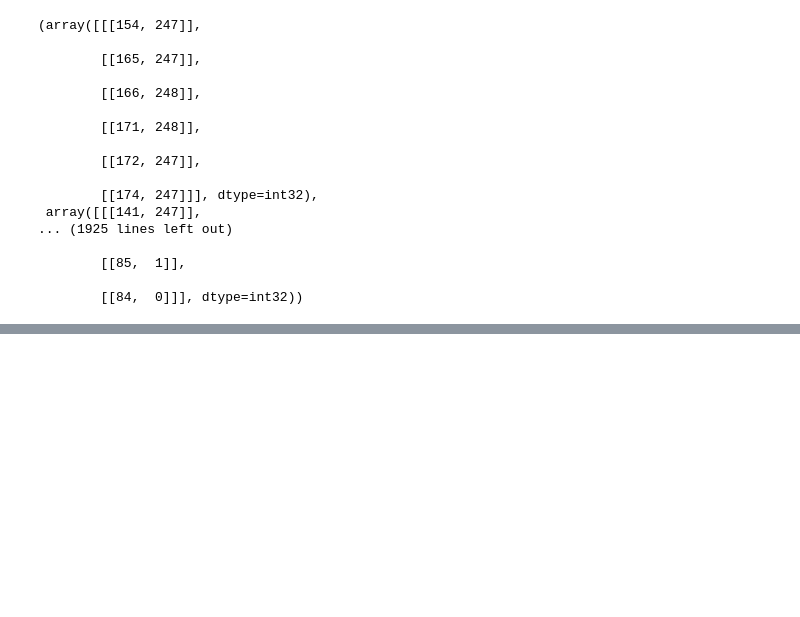
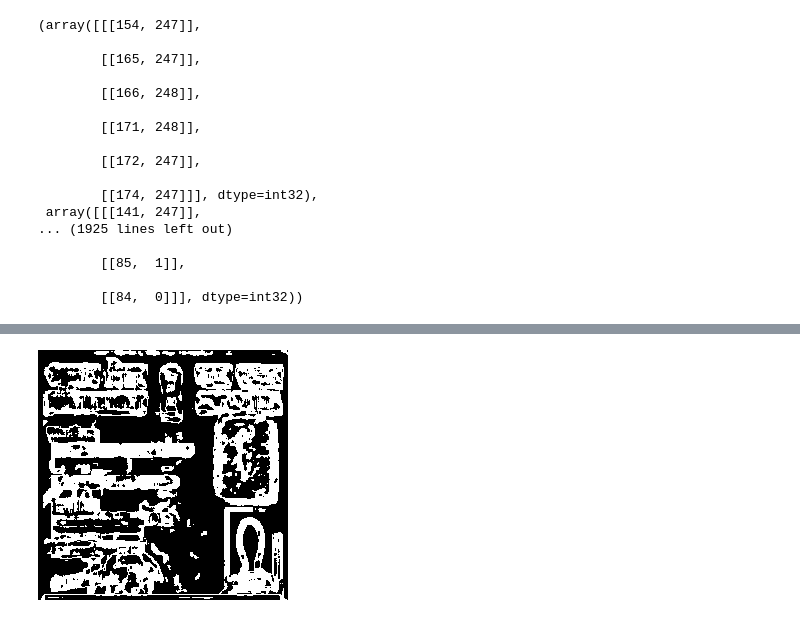
Before and after one commit to eek-dataguy/PAN-Card-Tampering-Detection, a Jupyter notebook: PAN Card Tampering.ipynb, the cells around one changed output, grey strips where cells are left out. Drawn from its saved outputs; the diff is of its cells as text; code cells hidden in the pictures; blank space fills up the shorter version.

```diff
--- a/PAN Card Tampering.ipynb
+++ b/PAN Card Tampering.ipynb
@@ -176,0 +195,4 @@ cnts
+# %%
+Image.fromarray(thresh)
+# %% [output]
+[figure, added]
```
Also changed, not shown: parts of 4 cells of this notebook.
